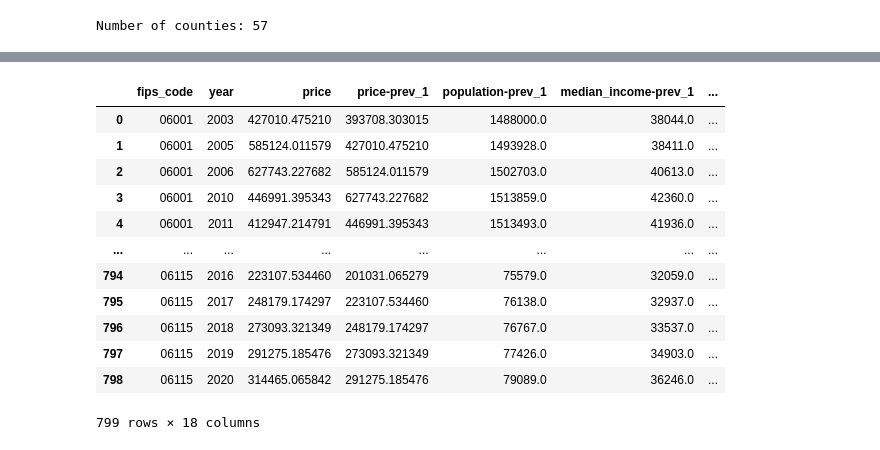
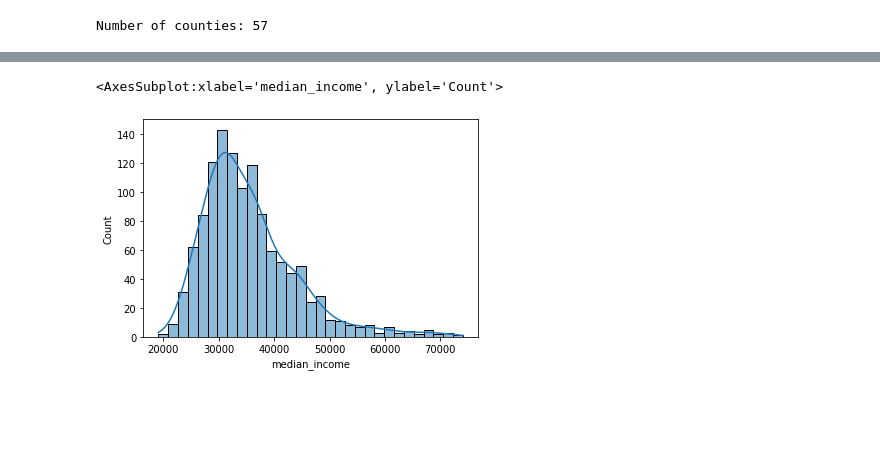
Before and after one commit to padalah/Correlation, a Jupyter notebook: ml_baseline.ipynb, the cells around one changed output, grey strips where cells are left out. Cells and saved outputs as stored; diff of their text form; code cells hidden in the pictures; blank space fills up the shorter version.

```diff
--- a/ml_baseline.ipynb
+++ b/ml_baseline.ipynb
@@ -95,0 +143,5 @@ Number of counties: 55
+# %%
+sns.histplot(data=input_df, x='median_income', kde=True)
+# %% [output]
+<AxesSubplot:xlabel='median_income', ylabel='Count'>
+[figure, added]
@@ -96,28 +173,16 @@ Number of counties: 55
 # %%
 # Join last 3 year data per row
 N = 3
-df = input_df
+#use_data = input_df
+use_data = percent_df
+df = use_data
 for lag in range(1, N+1):
-    shifted = input_df.groupby(by=['fips_code']).shift(lag).drop(columns=['year'])
+    shifted = use_data.groupby(by=['fips_code']).shift(lag).drop(columns=['year', 'percent_increase'])
     df = df.join(shifted.rename(columns=lambda x: f"{x}-prev_{lag}"))
-df = df.drop(columns=input_df.columns[3:])
+df = df.drop(columns=use_data.columns[3:])
 # Remove the first N rows since it doesn't have data from previous N years to make prediction
 df = df[~df.isnull().any(axis=1)].reset_index(drop=True)
 display(df)
-# %% [output]
-|  | fips_code | year | price | price-prev_1 | population-prev_1 | median_income-prev_1 | ... |
-| 0 | 06001 | 2003 | 427010.475210 | 393708.303015 | 1488000.0 | 38044.0 | ... |
-| 1 | 06001 | 2005 | 585124.011579 | 427010.475210 | 1493928.0 | 38411.0 | ... |
-| 2 | 06001 | 2006 | 627743.227682 | 585124.011579 | 1502703.0 | 40613.0 | ... |
-| 3 | 06001 | 2010 | 446991.395343 | 627743.227682 | 1513859.0 | 42360.0 | ... |
-| 4 | 06001 | 2011 | 412947.214791 | 446991.395343 | 1513493.0 | 41936.0 | ... |
-| ... | ... | ... | ... | ... | ... | ... | ... |
-| 794 | 06115 | 2016 | 223107.534460 | 201031.065279 | 75579.0 | 32059.0 | ... |
-| 795 | 06115 | 2017 | 248179.174297 | 223107.534460 | 76138.0 | 32937.0 | ... |
-| 796 | 06115 | 2018 | 273093.321349 | 248179.174297 | 76767.0 | 33537.0 | ... |
-| 797 | 06115 | 2019 | 291275.185476 | 273093.321349 | 77426.0 | 34903.0 | ... |
-| 798 | 06115 | 2020 | 314465.065842 | 291275.185476 | 79089.0 | 36246.0 | ... |
-799 rows × 18 columns
 # %%
 from sklearn import preprocessing
 from sklearn.model_selection import cross_val_score
```
Also changed, not shown: parts of 12 cells of this notebook.
